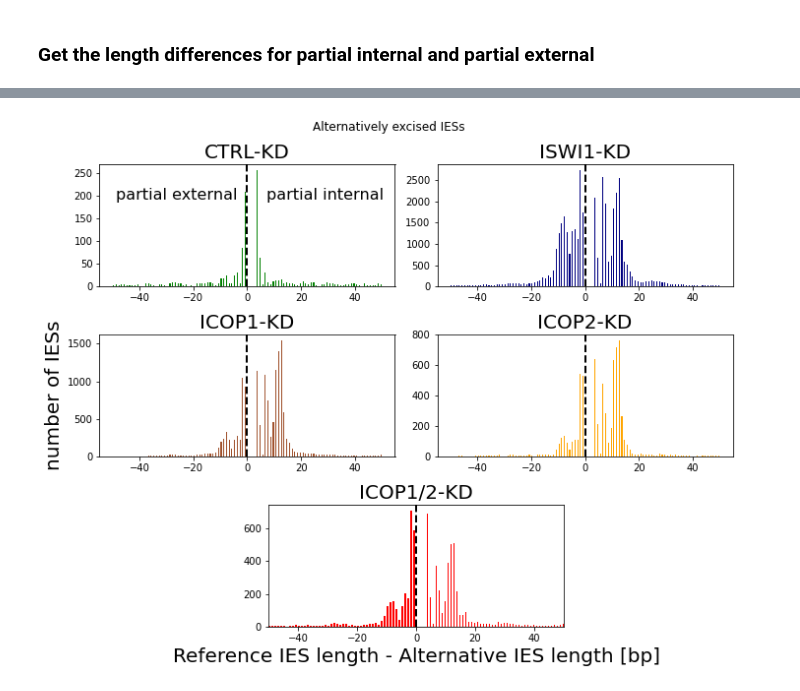
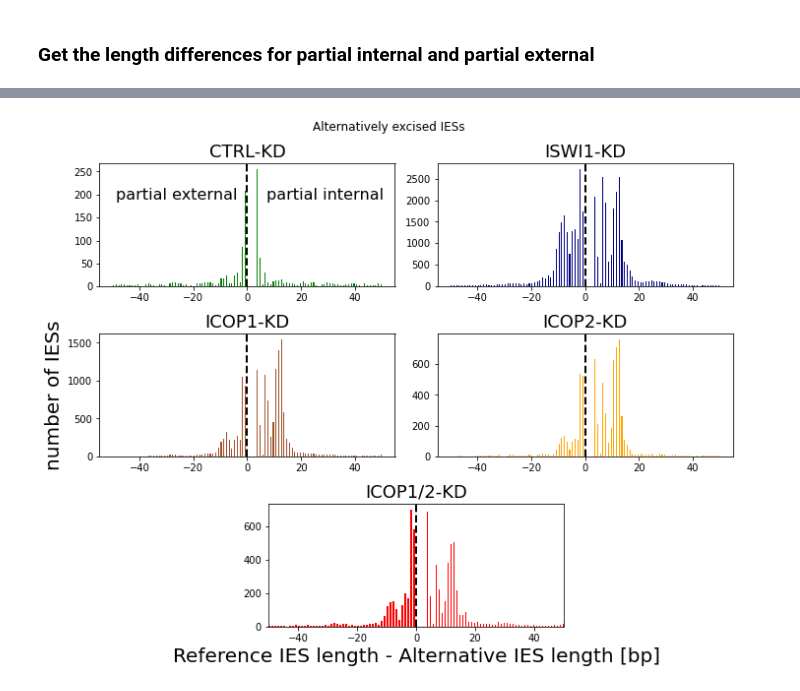
Before and after one commit to Swart-lab/ICOP_code, a Jupyter notebook: Alternative_excision/Downsampled_Alternative_Excision_ICOP_paper.ipynb, the cells around one changed output, grey strips where cells are left out. Saved outputs shown, nothing was run; the diff lists cells and outputs as text; code cells hidden in the pictures.

```diff
--- a/Alternative_excision/Downsampled_Alternative_Excision_ICOP_paper.ipynb
+++ b/Alternative_excision/Downsampled_Alternative_Excision_ICOP_paper.ipynb
@@ -121,8 +122,9 @@ Table.to_csv("statistics_alt-ex_no100.csv")
 # incoorperate storage of alternative excision in data frames
 
 kd_alt_fracs = []
-fns = ["ND7_down_MILORD.gff3.gz","ISWI1_down_MILORD.gff3.gz","ICOP1_down_MILORD.gff3.gz",
-       "ICOP2_down_MILORD.gff3.gz", "ICOP1_2_MILORD.gff3.gz"]
+fns = ["ND7_ppm-down_MILORD.gff3.gz","ISWI1_ppm-down_MILORD.gff3.gz","ICOP1_ppm-down_MILORD.gff3.gz",
+       "ICOP2_ppm-down_MILORD.gff3.gz", "ICOP1_2_ppm_MILORD.gff3.gz"]
+
 names = ["CTRL-KD","ISWI1-KD","ICOP1-KD", "ICOP2-KD", "ICOP1/2-KD"]
 
 count = int(-1)
@@ -704,44 +703,39 @@ ax2.hist((partial_storage[names[2]][0], partial_storage[names[2]][1]), bins=rang
 ax3.hist((partial_storage[names[3]][0], partial_storage[names[3]][1]), bins=range(-50, 51), fc='orange',
          label = ['externally excised IESs', 'internally excised IESs']);
 ax4.hist((partial_storage[names[4]][0], partial_storage[names[4]][1]), bins=range(-50, 51), fc='red',
          label = ['externally excised IESs', 'internally excised IESs']);
 
 
 #add title to each subplot
-ax0.set_title(names[0], fontsize = 20);
-ax1.set_title(names[1], fontsize = 20);
-ax2.set_title(names[2], fontsize = 20);
-ax3.set_title(names[3], fontsize = 20);
-ax4.set_title(names[4], fontsize = 20);
+ax0.set_title(names[0], fontsize = 18);
+ax1.set_title(names[1], fontsize = 18);
+ax2.set_title(names[2], fontsize = 18);
+ax3.set_title(names[3], fontsize = 18);
+ax4.set_title(names[4], fontsize = 18);
 
 #add dashed vertical lines at x=0
 ax0.axvline(x=0, ymin=0, ymax=1, ls='--', color='black', lw=2)
 ax1.axvline(x=0, ymin=0, ymax=1, ls='--', color='black', lw=2)
 ax2.axvline(x=0, ymin=0, ymax=1, ls='--', color='black', lw=2)
 ax3.axvline(x=0, ymin=0, ymax=1, ls='--', color='black', lw=2)
 ax4.axvline(x=0, ymin=0, ymax=1, ls='--', color='black', lw=2)
 
 
 #set the min and max for the x-axis (shared by all)
-#ax0.set_ylabel('number of IESs', fontsize=13);
 ax2.set_ylabel('number of IESs', fontsize=20);
-#ax4.set_ylabel('number of IESs', fontsize=13);
 
 ax4.set_xlim([-50,50]);
 ax4.set_xlabel('Reference IES length - Alternative IES length [bp]', fontsize=20);
 
-#ax5.set_xticks(range(-50, 50, 10));
+fig.suptitle("Alternatively excised IESs");
 
-plt.suptitle("Alternatively excised IESs");
-plt.tight_layout();
-#fig.text(0.001, 0.5, 'number of IESs', ha='center', va='center', rotation='vertical');
-#fig.text(0.5, 0.001, 'Reference IES length - Alternative IES length [bp]',
-#         ha='center', va='center', rotation='horizontal');
 fig.text(0.20, 0.85, 'partial external', fontsize = 16, wrap=True,
          ha='center', va='center', rotation='horizontal');
 fig.text(0.41, 0.85, 'partial internal', fontsize = 16,wrap=True,
          ha='center', va='center', rotation='horizontal');
 
+fig.tight_layout();
+
 #fig.savefig("ICOPs_down_int_ext_large.pdf",bbox_inches='tight')
 # %% [output]
-[figure, old version]
+[figure, new version]
```
Also changed, not shown: parts of 9 cells of this notebook.
